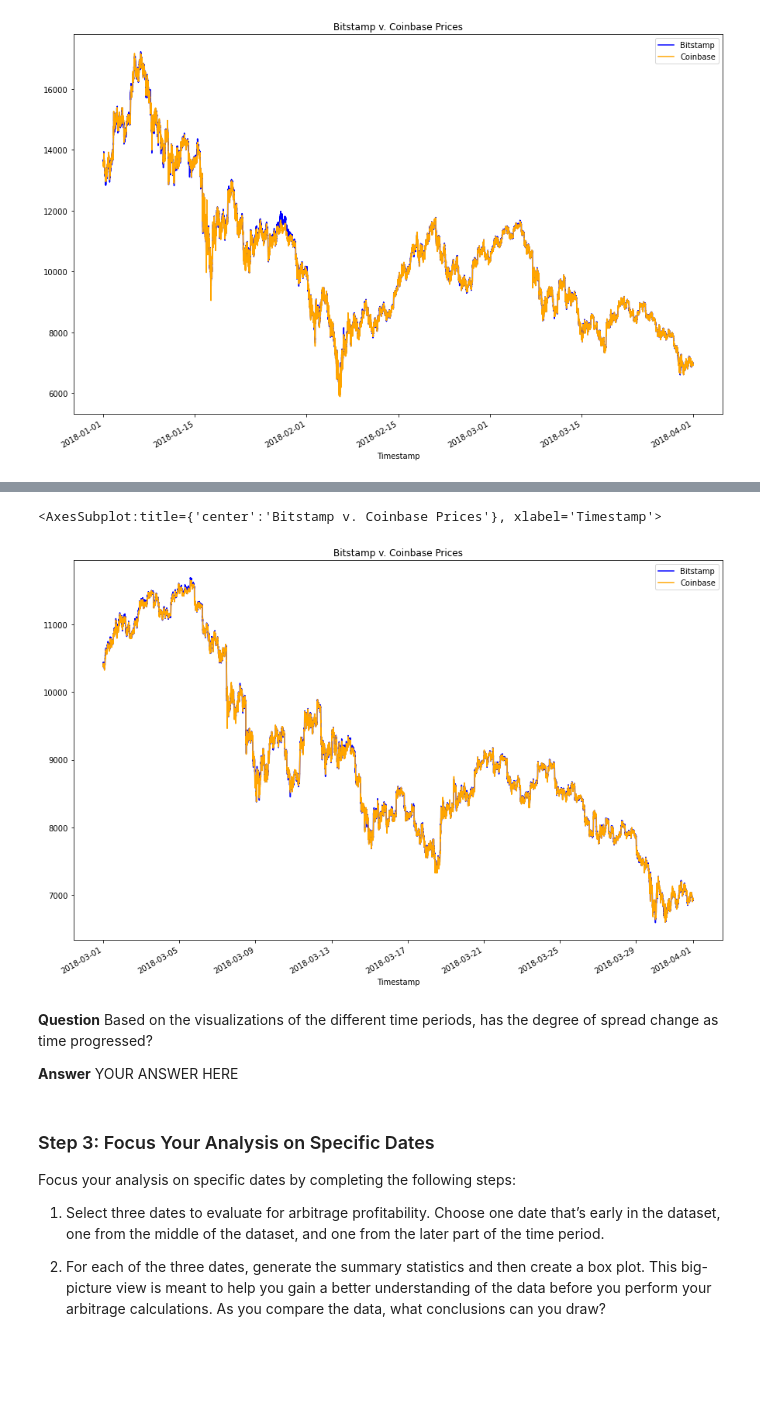
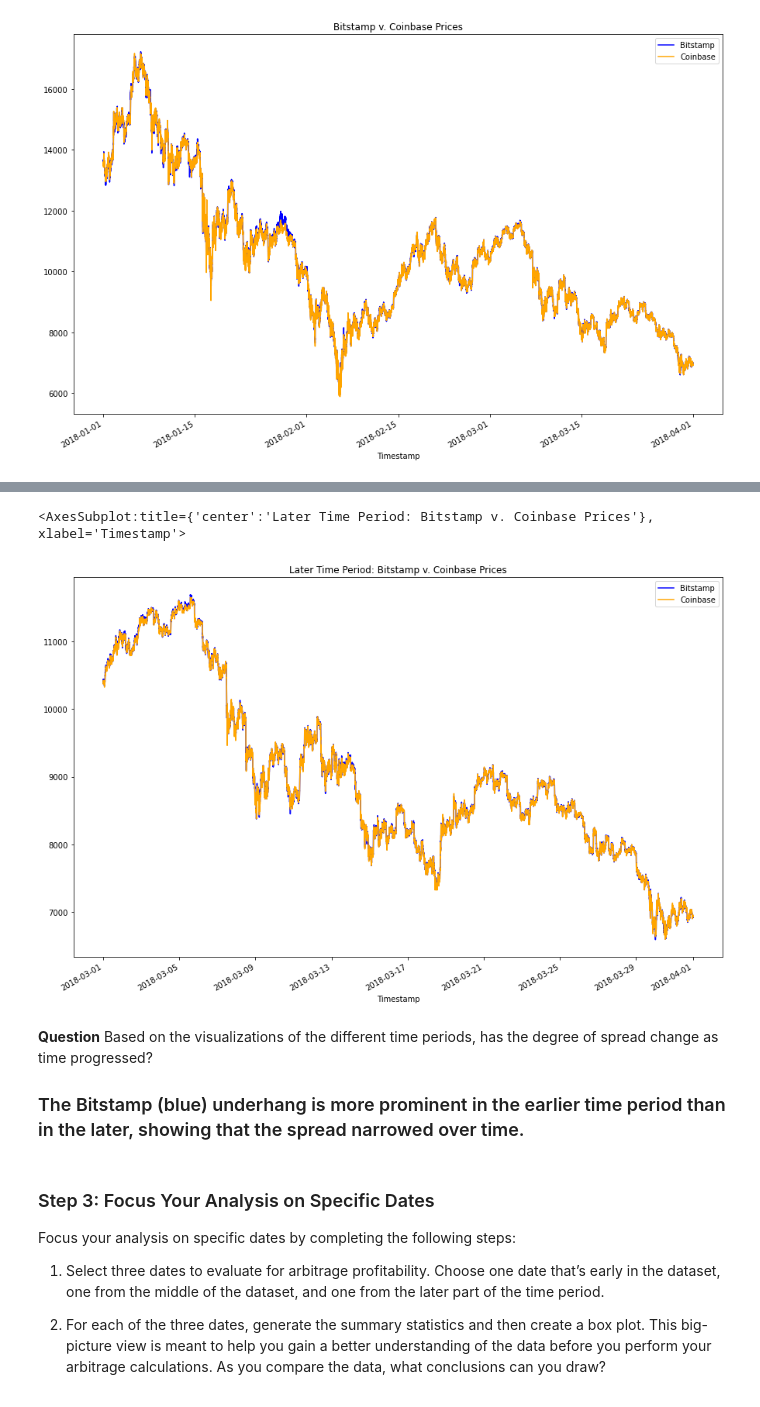
Before and after one commit to djonathan/Module_3_Challenge, a Jupyter notebook: crypto_arbitrage.ipynb, the cells around one changed output, grey strips where cells are left out. Cells and saved outputs as stored; diff of their text form; code cells hidden in the pictures; blank space fills up the shorter version.

Commit message:
Answered several of the questions posed in the instructions

```diff
--- a/crypto_arbitrage.ipynb
+++ b/crypto_arbitrage.ipynb
@@ -238,16 +241,16 @@ coinbase_sliced['Close'].loc["2018-01-01":"2018-01-31"].plot(legend=True, figsiz
 # %%
 # Using the loc and plot functions, create an overlay plot that visualizes
 # the price action of both DataFrames for a one month period later in the dataset
 # Be sure to include the parameters: legend, figure size, title, and color and label
-bitstamp_sliced['Close'].loc["2018-03-01":"2018-03-31"].plot(legend=True, figsize=(15,10), title='Bitstamp v. Coinbase Prices', color='blue', label='Bitstamp')
+bitstamp_sliced['Close'].loc["2018-03-01":"2018-03-31"].plot(legend=True, figsize=(15,10), title='Later Time Period: Bitstamp v. Coinbase Prices', color='blue', label='Bitstamp')
 coinbase_sliced['Close'].loc["2018-03-01":"2018-03-31"].plot(legend=True, figsize=(15,10), color='orange', label='Coinbase')
 # %% [output]
-<AxesSubplot:title={'center':'Bitstamp v. Coinbase Prices'}, xlabel='Timestamp'>
+<AxesSubplot:title={'center':'Later Time Period: Bitstamp v. Coinbase Prices'}, xlabel='Timestamp'>
-[figure, old version]
+[figure, new version]
 # %% [markdown]
 **Question** Based on the visualizations of the different time periods, has the degree of spread change as time progressed?
 
-**Answer** YOUR ANSWER HERE
+### The Bitstamp (blue) underhang is more prominent in the earlier time period than in the later, showing that the spread narrowed over time.
 # %% [markdown]
 ### Step 3: Focus Your Analysis on Specific Dates
 
```
Also changed, not shown: parts of 9 cells of this notebook.
